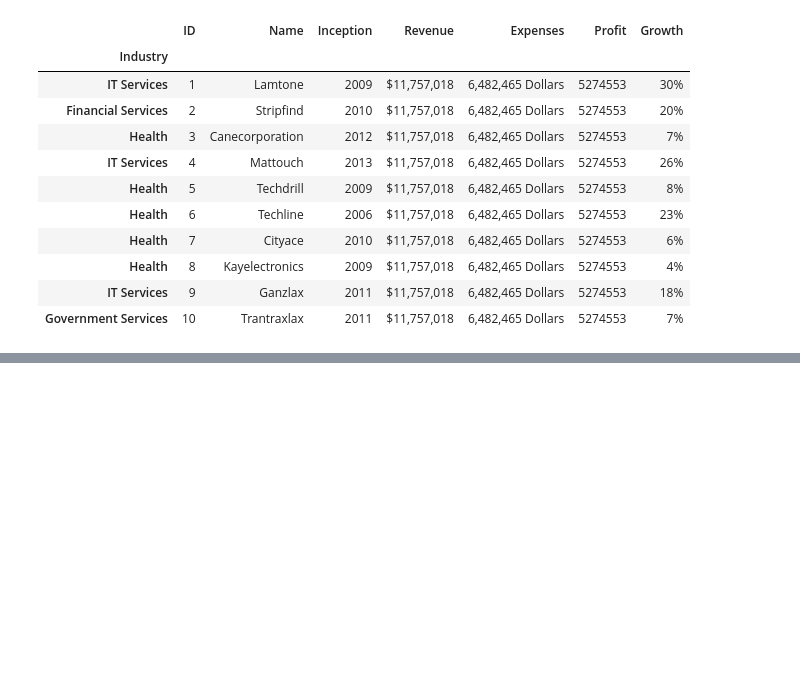
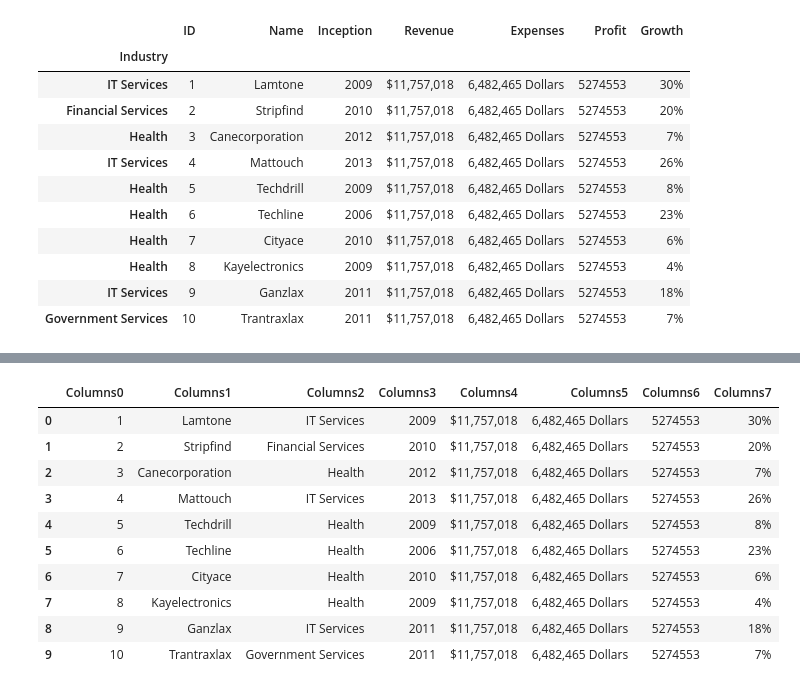
Before and after one commit to Shantonu-Acharjee/All-Gide-Bank, a Jupyter notebook: ARTIFICIAL_INTELLIGENCE_Gide_Bank/MACHINE_LEARNING_GIDE_BANK/PANDAS/Pandas_Gide.ipynb, the cells around one changed output, grey strips where cells are left out. Cells and saved outputs as stored; diff of their text form; code cells hidden in the pictures; blank space fills up the shorter version.

```diff
--- a/ARTIFICIAL_INTELLIGENCE_Gide_Bank/MACHINE_LEARNING_GIDE_BANK/PANDAS/Pandas_Gide.ipynb
+++ b/ARTIFICIAL_INTELLIGENCE_Gide_Bank/MACHINE_LEARNING_GIDE_BANK/PANDAS/Pandas_Gide.ipynb
@@ -568,0 +656,14 @@ df
+# %%
+pd.read_csv('Fortune_13.csv', header= None, prefix= 'Columns') # make custop header
+# %% [output]
+|  | Columns0 | Columns1 | Columns2 | Columns3 | Columns4 | Columns5 | Columns6 | Columns7 |
+| 0 | 1 | Lamtone | IT Services | 2009 | $11,757,018 | 6,482,465 Dollars | 5274553 | 30% |
+| 1 | 2 | Stripfind | Financial Services | 2010 | $11,757,018 | 6,482,465 Dollars | 5274553 | 20% |
+| 2 | 3 | Canecorporation | Health | 2012 | $11,757,018 | 6,482,465 Dollars | 5274553 | 7% |
+| 3 | 4 | Mattouch | IT Services | 2013 | $11,757,018 | 6,482,465 Dollars | 5274553 | 26% |
+| 4 | 5 | Techdrill | Health | 2009 | $11,757,018 | 6,482,465 Dollars | 5274553 | 8% |
+| 5 | 6 | Techline | Health | 2006 | $11,757,018 | 6,482,465 Dollars | 5274553 | 23% |
+| 6 | 7 | Cityace | Health | 2010 | $11,757,018 | 6,482,465 Dollars | 5274553 | 6% |
+| 7 | 8 | Kayelectronics | Health | 2009 | $11,757,018 | 6,482,465 Dollars | 5274553 | 4% |
+| 8 | 9 | Ganzlax | IT Services | 2011 | $11,757,018 | 6,482,465 Dollars | 5274553 | 18% |
+| 9 | 10 | Trantraxlax | Government Services | 2011 | $11,757,018 | 6,482,465 Dollars | 5274553 | 7% |
```
Also changed, not shown: parts of 10 cells of this notebook, 2 other files.
